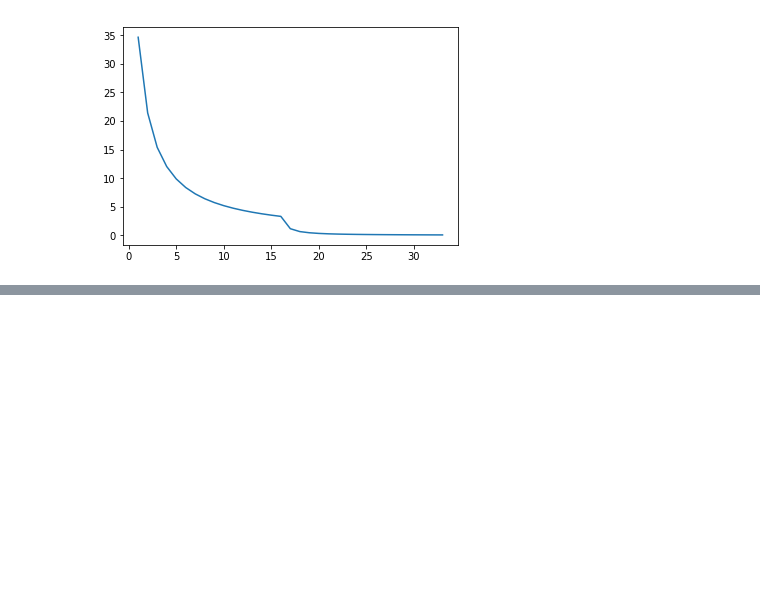
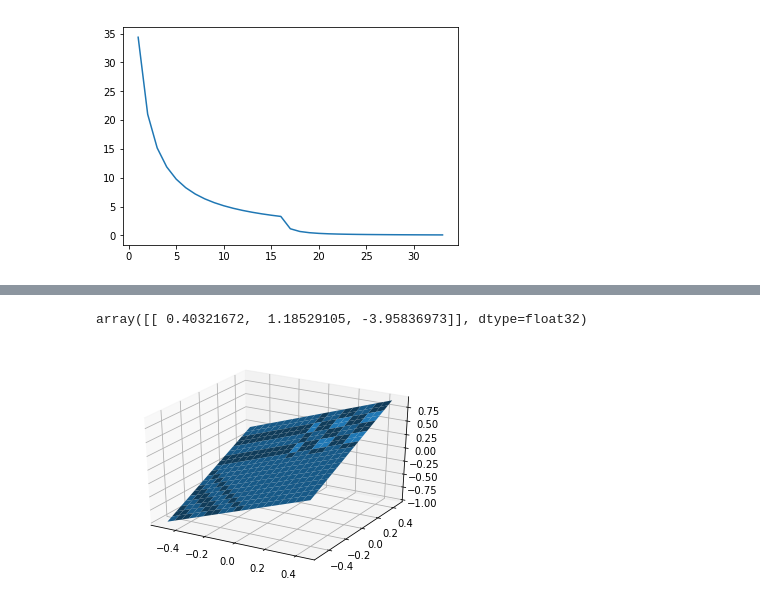
Before and after one commit to nabeelvalley/docs, a Jupyter notebook: dsx-with-python/notebooks/deep-learning-with-tensorflow.ipynb, the cells around one changed output, grey strips where cells are left out. Saved outputs shown, nothing was run; the diff lists cells and outputs as text; code cells hidden in the pictures; blank space fills up the shorter version.

Commit message:
:memo: end of activation function lab

```diff
--- a/dsx-with-python/notebooks/deep-learning-with-tensorflow.ipynb
+++ b/dsx-with-python/notebooks/deep-learning-with-tensorflow.ipynb
@@ -665,0 +686,15 @@ plt.show()
+# %%
+def plot_act(i=1.0, actfunc=lambda x: x):
+    ws = np.arange(-0.5, 0.5, 0.05)
+    bs = np.arange(-0.5, 0.5, 0.05)
+
+    X, Y = np.meshgrid(ws, bs)
+
+    os = np.array([actfunc(tf.constant(w*i + b)).eval(session=sess) \
+                   for w,b in zip(np.ravel(X), np.ravel(Y))])
+
+    Z = os.reshape(X.shape)
+
+    fig = plt.figure()
+    ax = fig.add_subplot(111, projection='3d')
+    ax.plot_surface(X, Y, Z, rstride=1, cstride=1)
@@ -665,0 +717,2 @@ plt.show()
+# %%
+def dummy_activation(x): return x
@@ -665,0 +721,14 @@ plt.show()
+# %%
+i = tf.constant([1.0, 2.0, 3.0], shape=[1, 3])
+w = tf.random_normal(shape=[3, 3])
+b = tf.random_normal(shape=[1, 3])
+
+act = dummy_activation(tf.matmul(i, w) + b)
+
+act.eval(session=sess)
+# %% [output]
+array([[ 0.40321672,  1.18529105, -3.95836973]], dtype=float32)
+# %%
+plot_act(1.0, dummy_activation)
+# %% [output]
+[figure, added]
```
Also changed, not shown: parts of 20 cells of this notebook.
